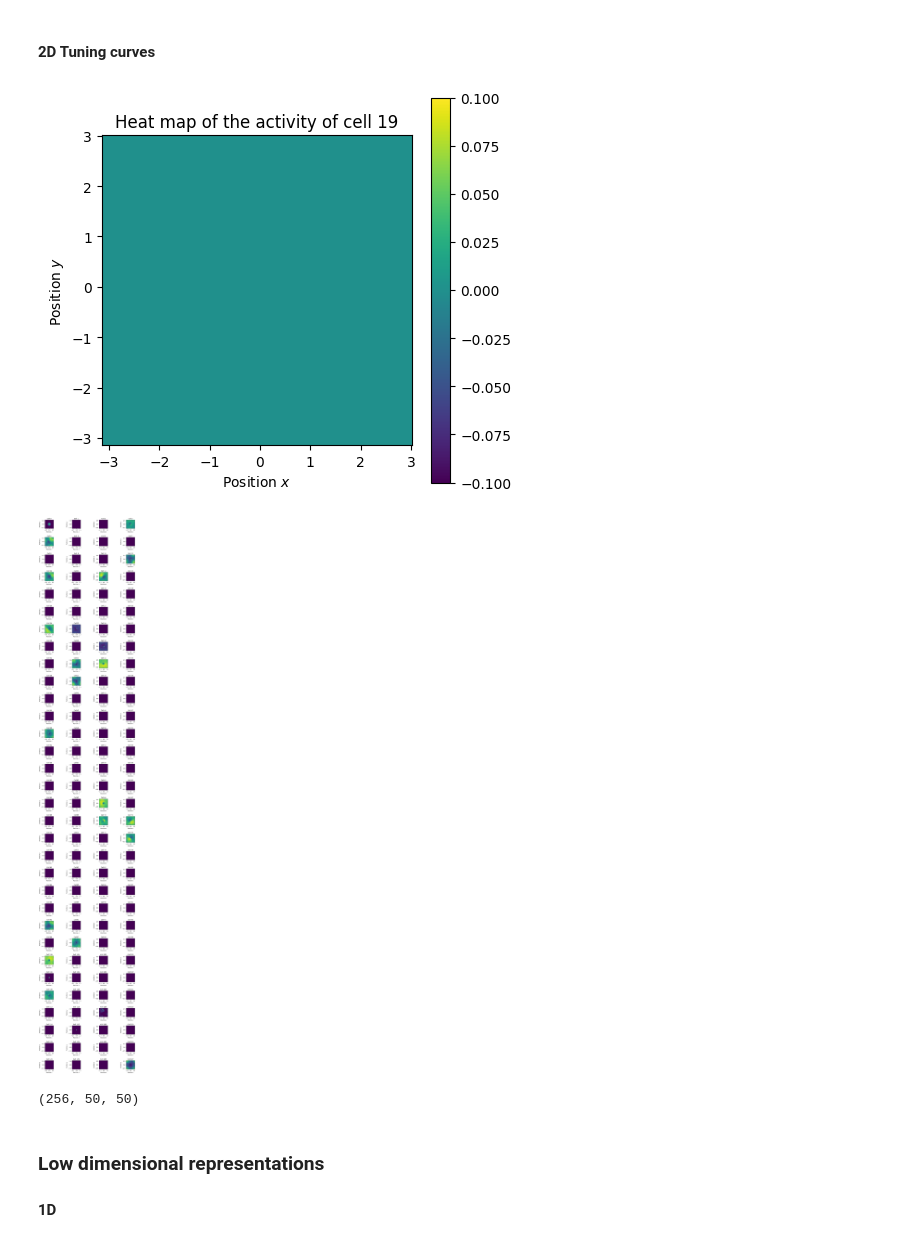
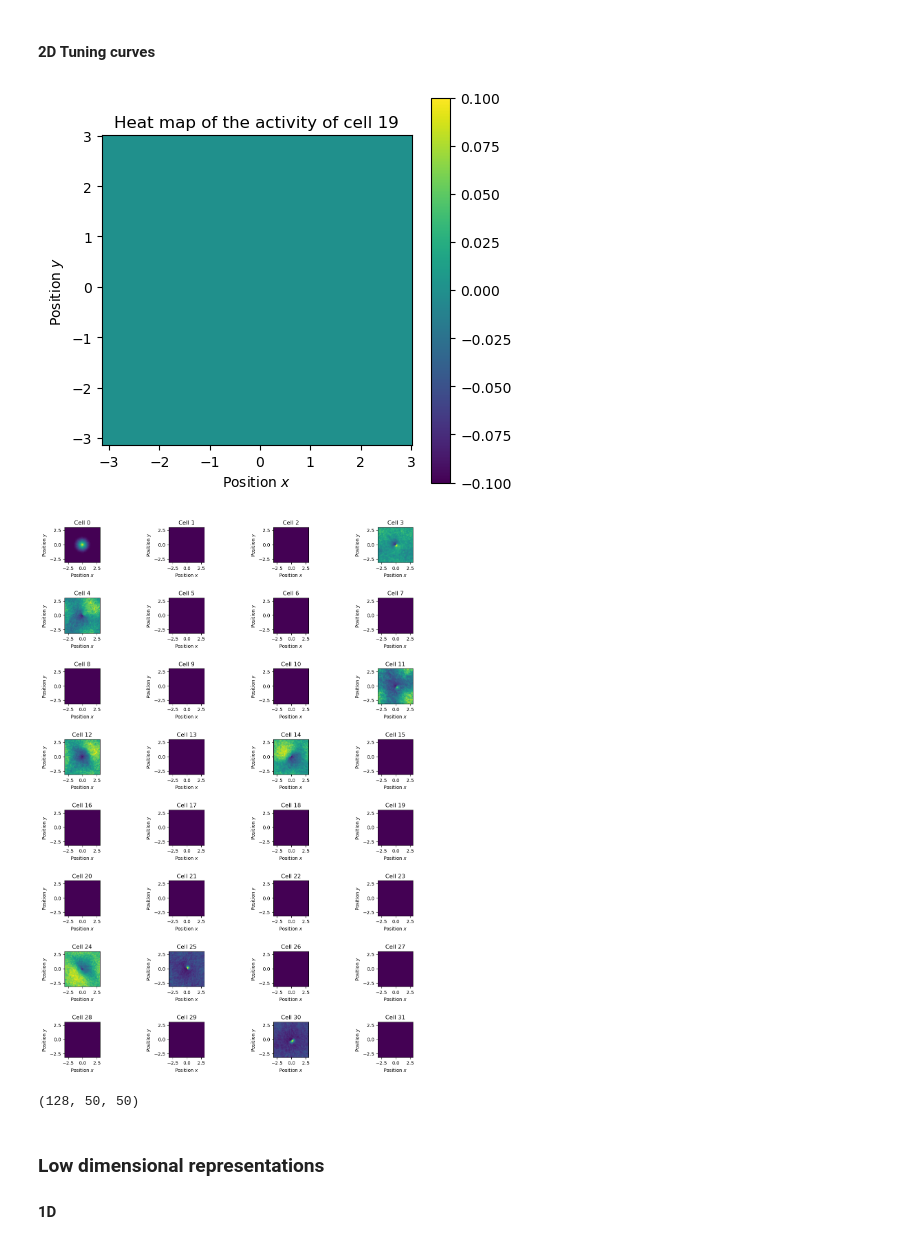
Before and after one commit to bioAI-Oslo/RNN-Adding-Problem-Representations, a Jupyter notebook: notebooks/summer.ipynb, the cells around one changed output. Saved outputs shown, nothing was run; the diff lists cells and outputs as text; code cells hidden in the pictures.

```diff
--- a/notebooks/summer.ipynb
+++ b/notebooks/summer.ipynb
@@ -130,12 +125,12 @@ if train:
 else:
     # model1.load_state_dict(torch.load("../trained models/LowEtAl_bridged_10000gradual+2000base.pt"))
     # model1.load_state_dict(torch.load("../trained models/LowEtAl_bridged_10000gradual.pt",map_location=torch.device('cpu')))
-    model1.load_state_dict(torch.load("../trained models/relative_2D_5000x3gradual_Sophia_200tsteps_actdecay_noweightdecay_0.0002lr.pt"))
+    model1.load_state_dict(torch.load("../trained models/relative_2D_5000x3gradual+2000constant_Sophia_200tsteps_actdecay_noweightdecay_0.0002lr.pt",map_location=torch.device('cpu')))
 
 # torch.save(model1.state_dict(), "../trained models/LowEtAl_bridged_reduced_Gradual_lossiequaloroverj_maskonangle_lossscale_4000gradual.pt")
 # %%
-_ = model1.train_gradual_manual(input_data)
-model1.plot_losses(average=30)
+# _ = model1.train_gradual_manual(input_data)
+# model1.plot_losses(average=30)
 # %% [output]
 Losses array was not a multiple of average. Truncated to 1980
 [figure]
@@ -177,14 +172,14 @@ data,labels = smooth_wandering_2D_circular(test_batch_size,t_test,bound=0.5,v_si
 # %%
 activity, bin_edges_x, bin_edges_y = tuning_curve_2D_fullmodel(model1,bins=50, in_activity=(data, labels))
 # %%
-plot_2D_tuning_curve_2(activity,bin_edges_x, bin_edges_y,k_test=19,plot_head_frac=1,scale_to_one=False,more_plots=True)
+plot_2D_tuning_curve_2(activity,bin_edges_x, bin_edges_y,k_test=19,plot_head_frac=1/4,scale_to_one=False,more_plots=True)
 # %% [output]
 [figure]
-[figure, old version]
+[figure, new version]
 # %%
 activity.shape
 # %% [output]
-(256, 50, 50)
+(128, 50, 50)
 # %% [markdown]
 ### Low dimensional representations
 
```
Also changed, not shown: parts of 3 cells of this notebook.
